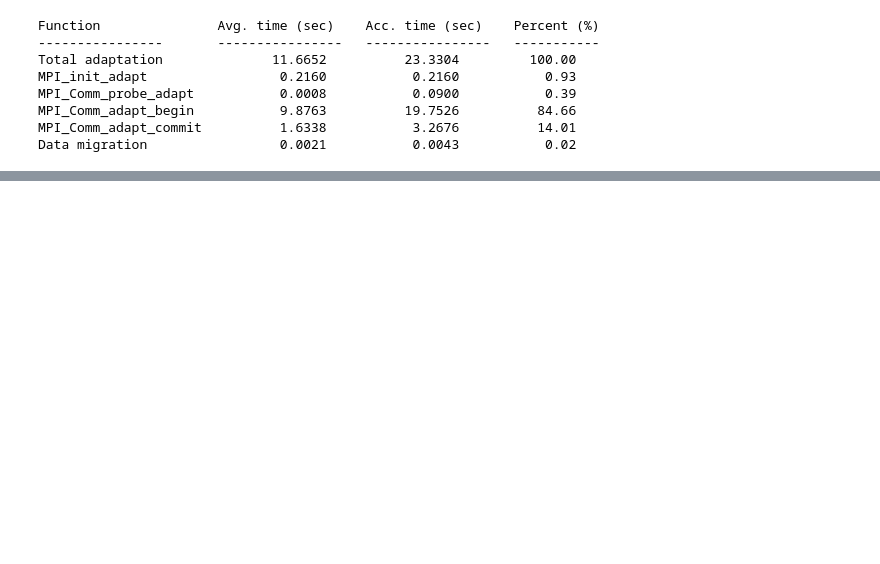
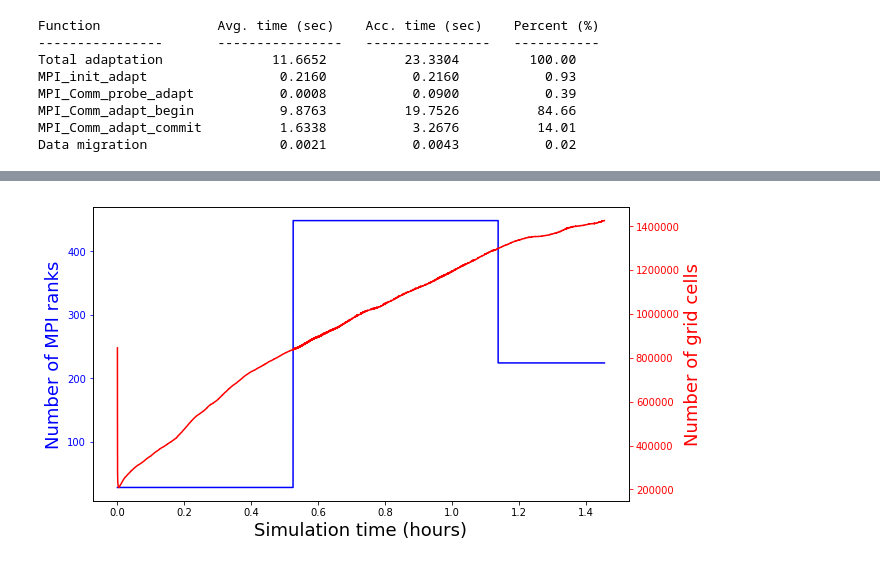
Before and after one commit to hellenbr/iSamoa, a Jupyter notebook: post/plot_swe/swe_plot.ipynb, the cells around one changed output, grey strips where cells are left out. Saved outputs shown, nothing was run; the diff lists cells and outputs as text; code cells hidden in the pictures; blank space fills up the shorter version.

```diff
--- a/post/plot_swe/swe_plot.ipynb
+++ b/post/plot_swe/swe_plot.ipynb
@@ -117,19 +108,21 @@ plot_1d(xvec, yvec, xrange, yrange, xtitle, ytitle, outfig)
 # %%
 #####
-# plot "Ranks|Cells vs Sim.time (days):
+# plot "Ranks|Cells vs Sim.time (hours):
 #####
-xvec = [x/3600/24 for x in simtime]
+xvec = [x/3600 for x in simtime]
 yvec1 = numranks
 yvec2 = numcells
-xrange = [0,401]  #use [0,0] to auto set xlim
-yrange1 = [0,17]  #use [0,0] to auto set ylim
-yrange2 = [0,7000]  #use [0,0] to auto set ylim
-xtitle = "Simulation time (days)"
+xrange = [0,0]  #use [0,0] to auto set xlim
+yrange1 = [0,0]  #use [0,0] to auto set ylim
+yrange2 = [0,0]  #use [0,0] to auto set ylim
+xtitle = "Simulation time (hours)"
 ytitle1 = "Number of MPI ranks"
 ytitle2 = "Number of grid cells"
-outfig = fout+"/ranks_cells_vs_simdays.pdf"
+outfig = fout+"/ranks_cells_vs_simhrs.pdf"
 
 plot_1d_2scales(xvec, yvec1, yvec2, xrange, yrange1, yrange2, xtitle, ytitle1, ytitle2, outfig)
+# %% [output]
+[figure, added]
 # %%
 #####
 # plot "Cells vs Exec.time (hrs):
```
Also changed, not shown: parts of 11 cells of this notebook, 1 other file.
